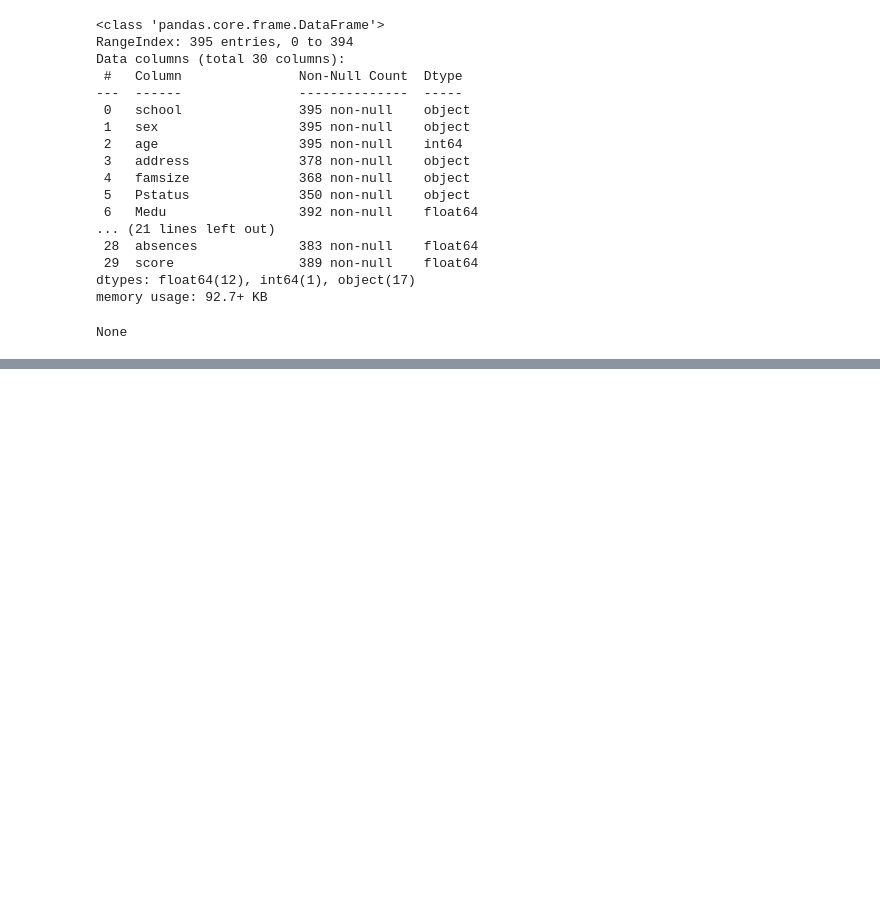
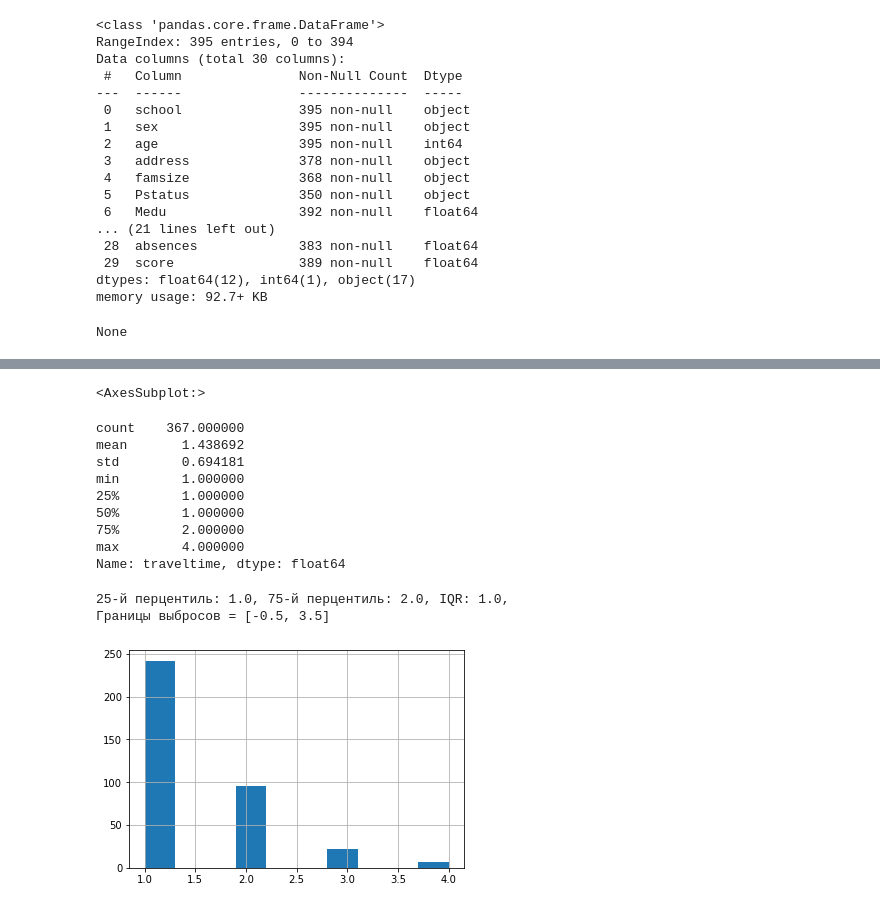
Before and after one commit to arsenbondaren/skillfactory, a Jupyter notebook: module_2/EDA_stud_math_Bandarenka.ipynb, the cells around one changed output, grey strips where cells are left out. Drawn from its saved outputs; the diff is of its cells as text; code cells hidden in the pictures; blank space fills up the shorter version.

```diff
--- a/module_2/EDA_stud_math_Bandarenka.ipynb
+++ b/module_2/EDA_stud_math_Bandarenka.ipynb
@@ -48,0 +97,16 @@ None
+# %%
+for_num_col(stud_math['traveltime'])
+# %% [output]
+<AxesSubplot:>
+count    367.000000
+mean       1.438692
+std        0.694181
+min        1.000000
+25%        1.000000
+50%        1.000000
+75%        2.000000
+max        4.000000
+Name: traveltime, dtype: float64
+25-й перцентиль: 1.0, 75-й перцентиль: 2.0, IQR: 1.0,
+Границы выбросов = [-0.5, 3.5]
+[figure, added]
```
Also changed, not shown: parts of 13 cells of this notebook.
